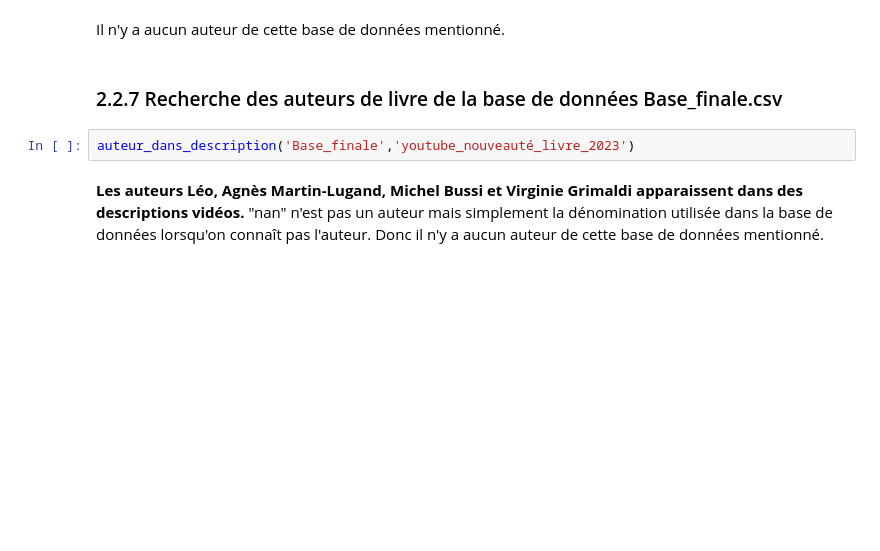
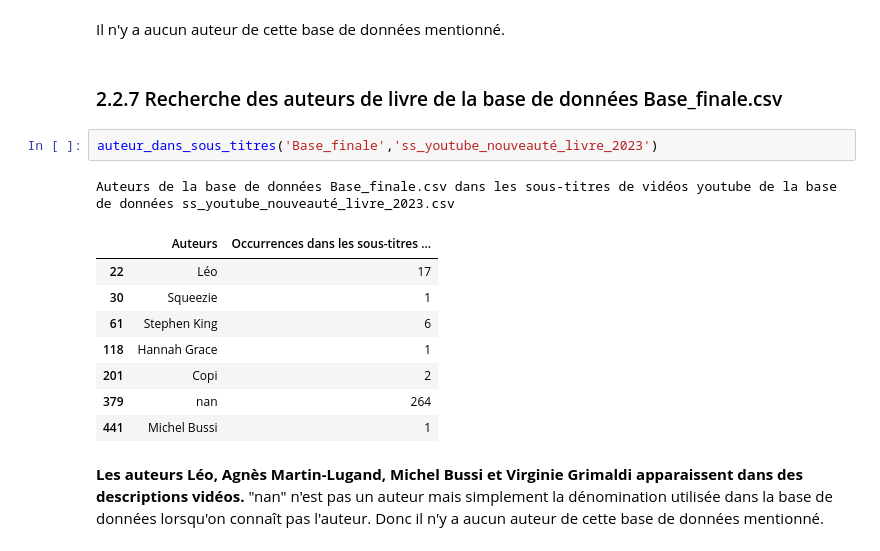
Before and after one commit to manonmgd/pythonds_MM_MM_DS, a Jupyter notebook: stat_descriptives_youtube_suite.ipynb, the cells around one changed output. Cells and saved outputs as stored; diff of their text form; blank space fills up the shorter version.

Commit message:
écrire à nouveau

```diff
--- a/stat_descriptives_youtube_suite.ipynb
+++ b/stat_descriptives_youtube_suite.ipynb
@@ -941,8 +984,18 @@ auteur_dans_description('prix_litteraires','youtube_nouveauté_livre_2023')
 Il n'y a aucun auteur de cette base de données mentionné.
 # %% [markdown]
 ### 2.2.7 Recherche des auteurs de livre de la base de données Base_finale.csv
-# %%
-auteur_dans_description('Base_finale','youtube_nouveauté_livre_2023')
+# %%
+auteur_dans_sous_titres('Base_finale','ss_youtube_nouveauté_livre_2023')
+# %% [output]
+Auteurs de la base de données Base_finale.csv dans les sous-titres de vidéos youtube de la base de données ss_youtube_nouveauté_livre_2023.csv
+|  | Auteurs | Occurrences dans les sous-titres ... |
+| 22 | Léo | 17 |
+| 30 | Squeezie | 1 |
+| 61 | Stephen King | 6 |
+| 118 | Hannah Grace | 1 |
+| 201 | Copi | 2 |
+| 379 | nan | 264 |
+| 441 | Michel Bussi | 1 |
 # %% [markdown]
 **Les auteurs Léo, Agnès Martin-Lugand, Michel Bussi et Virginie Grimaldi apparaissent dans des descriptions vidéos.** "nan" n'est pas un auteur mais simplement la dénomination utilisée dans la base de données lorsqu'on connaît pas l'auteur. Donc il n'y a aucun auteur de cette base de données mentionné.
 # %% [markdown]
```
Also changed, not shown: parts of 18 cells of this notebook.
